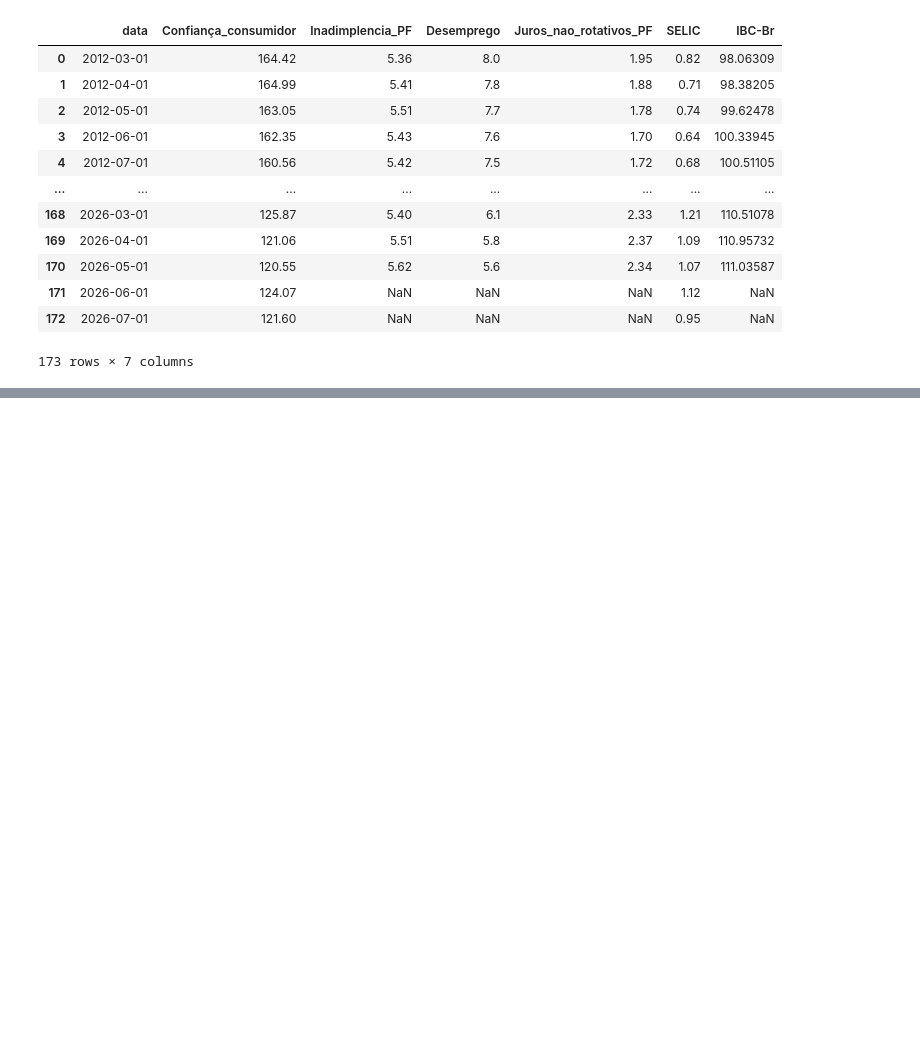
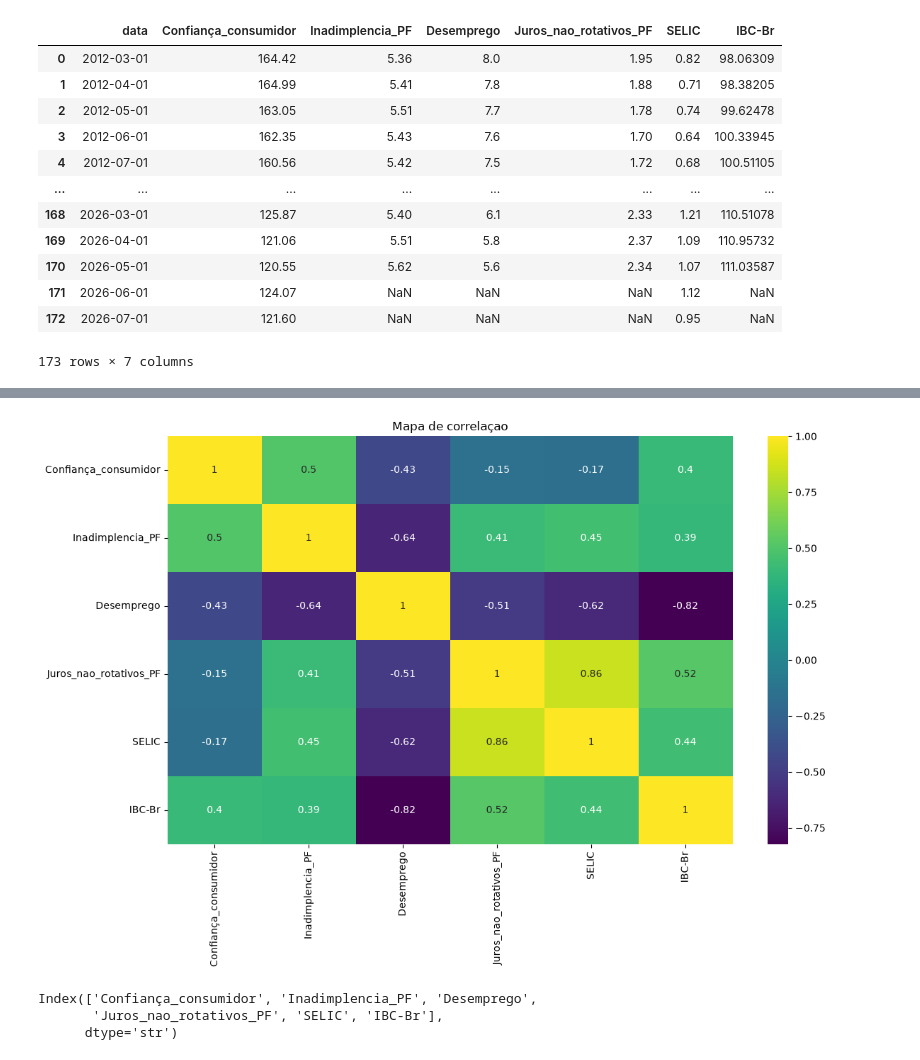
Before and after one commit to WesleySouza13/MacroEconomic-Modeling-Inverse-Problems-for-Default-Estimation-, a Jupyter notebook: notebooks/EDA.ipynb, the cells around one changed output, grey strips where cells are left out. Drawn from its saved outputs; the diff is of its cells as text; code cells hidden in the pictures; blank space fills up the shorter version.

```diff
--- a/notebooks/EDA.ipynb
+++ b/notebooks/EDA.ipynb
@@ -56,0 +145,16 @@ df
+# %%
+# calculando e plotando correlaçoes
+corr = df.corr()
+plt.figure(figsize=(12,8))
+plt.title('Mapa de correlaçao')
+sns.heatmap(corr, annot=True, cmap='viridis')
+plt.tight_layout()
+plt.show()
+# %% [output]
+[figure, added]
+# %%
+df.columns
+# %% [output]
+Index(['Confiança_consumidor', 'Inadimplencia_PF', 'Desemprego',
+       'Juros_nao_rotativos_PF', 'SELIC', 'IBC-Br'],
+      dtype='str')
```
Also changed, not shown: parts of 9 cells of this notebook, 3 other files.
